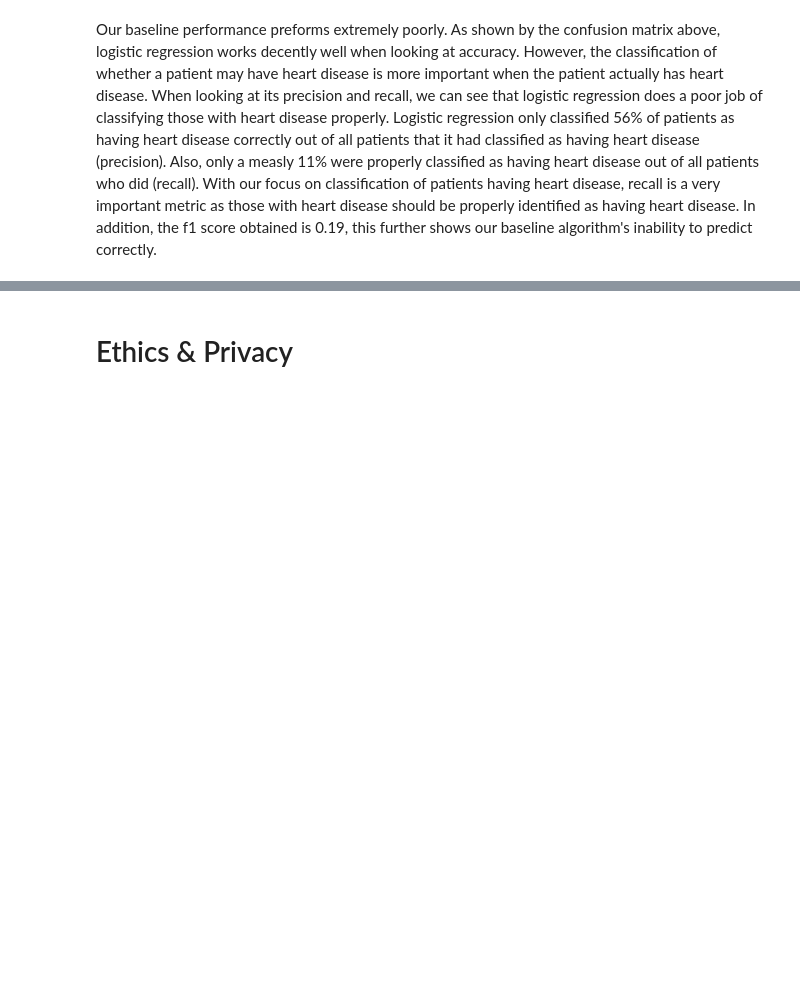
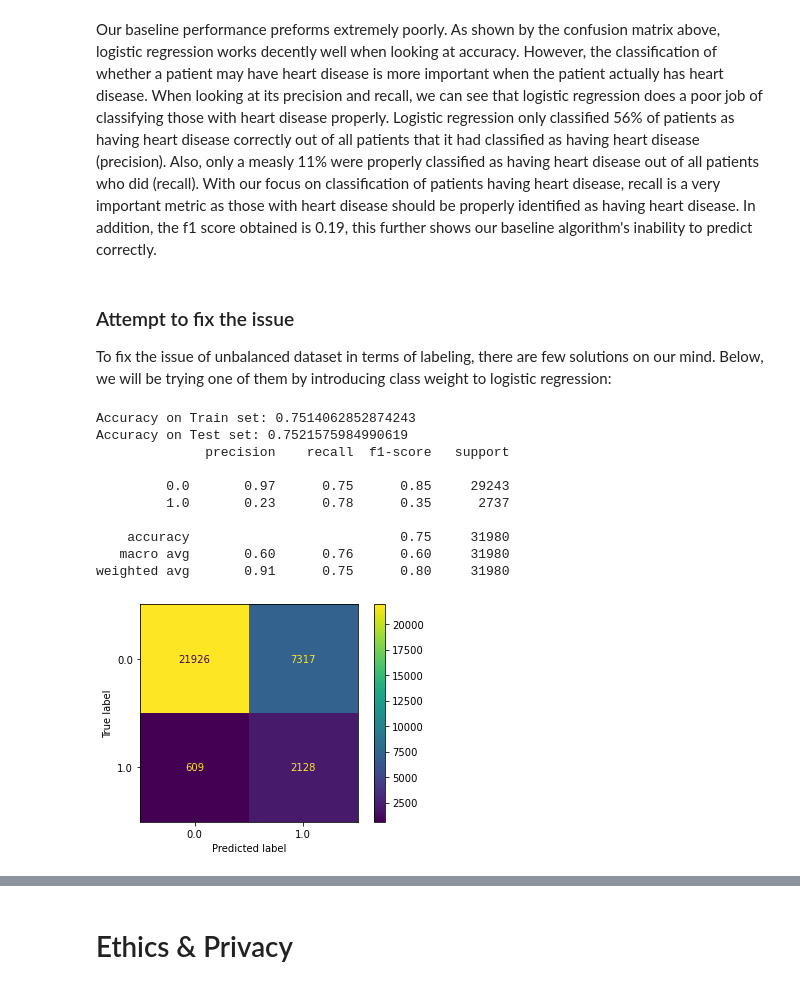
Before and after one commit to COGS118A/Group050-Sp22, a Jupyter notebook: Checkpoint_group050.ipynb, the cells around one changed output, grey strips where cells are left out. Cells and saved outputs as stored; diff of their text form; code cells hidden in the pictures; blank space fills up the shorter version.

```diff
--- a/Checkpoint_group050.ipynb
+++ b/Checkpoint_group050.ipynb
@@ -343,3 +345,35 @@ plt.grid(False);
 [figure]
 # %% [markdown]
 Our baseline performance preforms extremely poorly. As shown by the confusion matrix above, logistic regression works decently well when looking at accuracy. However, the classification of whether a patient may have heart disease is more important when the patient actually has heart disease. When looking at its precision and recall, we can see that logistic regression does a poor job of classifying those with heart disease properly. Logistic regression only classified 56% of patients as having heart disease correctly out of all patients that it had classified as having heart disease (precision). Also, only a measly 11% were properly classified as having heart disease out of all patients who did (recall). With our focus on classification of patients having heart disease, recall is a very important metric as those with heart disease should be properly identified as having heart disease. In addition, the f1 score obtained is 0.19, this further shows our baseline algorithm's inability to predict correctly.
+# %% [markdown]
+### Attempt to fix the issue
+
+To fix the issue of unbalanced dataset in terms of labeling, there are few solutions on our mind. Below, we will be trying one of them by introducing class weight to logistic regression:
+# %%
+from sklearn.linear_model import LogisticRegression
+from sklearn.metrics import classification_report
+from sklearn.metrics import plot_confusion_matrix
+
+logreg = LogisticRegression(max_iter=5000, random_state=1, class_weight="balanced")
+clf = logreg.fit(X_train, y_train)
+
+print(f'Accuracy on Train set: {clf.score(X_train, y_train)}')
+print(f'Accuracy on Test set: {clf.score(X_test, y_test)}')
+
+y_test_pred = clf.predict(X_test)
+print(classification_report(y_test, y_test_pred))
+
+plot_confusion_matrix(clf,X_test,y_test);
+plt.grid(False);
+# %% [output]
+Accuracy on Train set: 0.7514062852874243
+Accuracy on Test set: 0.7521575984990619
+              precision    recall  f1-score   support
+
+         0.0       0.97      0.75      0.85     29243
+         1.0       0.23      0.78      0.35      2737
+
+    accuracy                           0.75     31980
+   macro avg       0.60      0.76      0.60     31980
+weighted avg       0.91      0.75      0.80     31980
+[figure, added]
```
Also changed, not shown: parts of 16 cells of this notebook.
